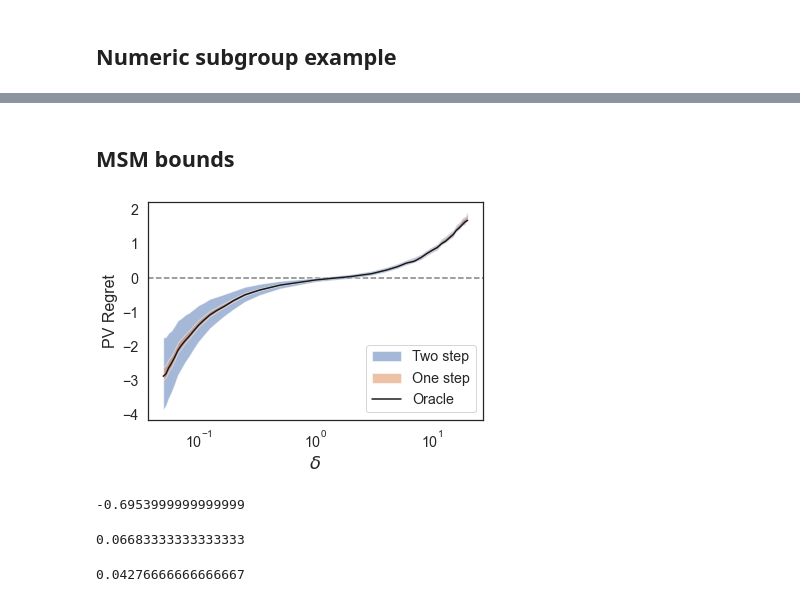
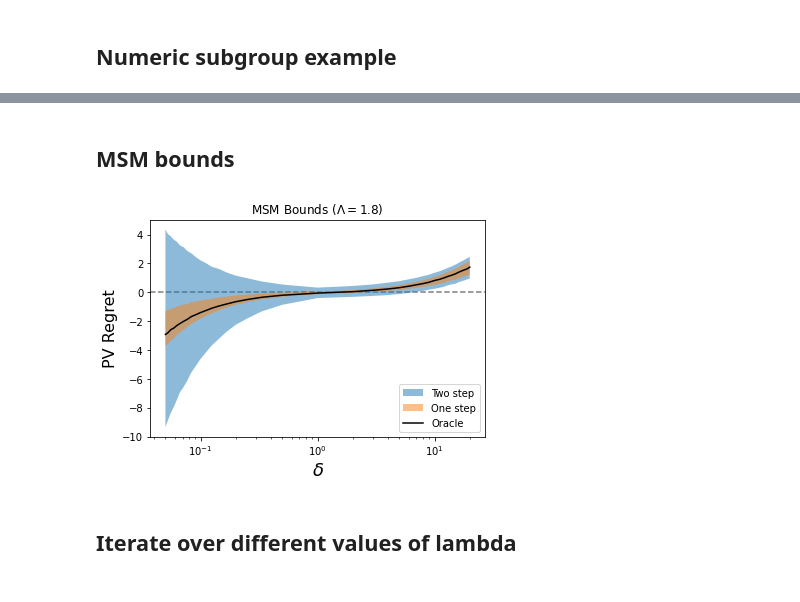
Before and after one commit to lguerdan/policy_comparison_under_confounding, a Jupyter notebook: synthetic_exps.ipynb, the cells around one changed output, grey strips where cells are left out. Cells and saved outputs as stored; diff of their text form; code cells hidden in the pictures.

Commit message:
add design sensitivity experiments and plots

```diff
--- a/synthetic_exps.ipynb
+++ b/synthetic_exps.ipynb
@@ -264,2 +173,0 @@ plt.savefig('examples.pdf', dpi=600)
-# %% [markdown]
-## MSM bounds
@@ -310,47 +174,39 @@ plt.savefig('figs/pv_regret.png', dpi=400, bbox_inches='tight')
+# %% [markdown]
+## MSM bounds
 # %%
 nz = 10
-n_runs = 5
-
+n_runs = 10
+Lambda = 1.8
 dgp = {
     'N': 15000,
     'nz': nz,
     'beta': 2.5*(1/nz) ,
     'wa': np.array([-1.6, .01, 2, .01]),
     'wd': np.array([-1, 1.7, .01, 1.5, .2, .2]),
     'w_mu1': np.array([.12, .8, .02, .9, .3, .6]),
     'w_mu0': np.array([.33, .05, 1.8, .05, .2, .5]),
-    'lambda': 1.1
+    'lambda': 1.8
 }
 
 results = []
 id_strategies=['MSM']
 
-for fn_cost in range(1,21):
-    u = np.array([[0,-fn_cost], [-1, 0]])
-    regret_runs = run_sigmoid_dgp_simulation(dgp, u, 'PV_cost', id_strategies, n_runs=n_runs)
-    regret_runs['cost_ratio'] = 1/fn_cost
-    results.append(regret_runs)
-
-for fp_cost in range(1,21):
-    u = np.array([[0,-1], [-fp_cost, 0]])
-    regret_runs = run_sigmoid_dgp_simulation(dgp, u, 'PV_cost', id_strategies, n_runs=n_runs)
-    regret_runs['cost_ratio'] = fp_cost/1
-    results.append(regret_runs)
-
+results = pv_simulation(dgp, id_strategies, n_runs)
 crdf = pd.concat(results)
 crdf = crdf[crdf['tag'] == 'Population']
 crdf = crdf.sort_values(by='cost_ratio')
 crdf = crdf.groupby('cost_ratio').mean().reset_index()
 
 plt.axhline(0, color='grey', zorder=1, linestyle='--')
-plt.fill_between(crdf['cost_ratio'], crdf['TS_down'],crdf['TS_up'], alpha=.5, label='Two step')
-plt.fill_between(crdf['cost_ratio'], crdf['OS_down'],crdf['OS_up'], alpha=.5, label='One step')
+plt.fill_between(crdf['cost_ratio'], crdf['TS_down'], crdf['TS_up'], alpha=.5, label='Two step')
+plt.fill_between(crdf['cost_ratio'], crdf['OS_down'], crdf['OS_up'], alpha=.5, label='One step')
 plt.plot(crdf['cost_ratio'], crdf['R'], color='k', label='Oracle')
 plt.xscale('log',base=10)
 plt.legend(loc='lower right')
 
 plt.xlabel('$\delta$', fontsize=18)
 plt.ylabel('PV Regret', fontsize=16)
-plt.savefig('figs/pv_regret.png', dpi=400, bbox_inches='tight')
+plt.title(f'MSM Bounds ($\Lambda={Lambda}$)')
+plt.savefig('figs/msm_pv_regret.png', dpi=400, bbox_inches='tight')
 # %% [output]
-[figure, old version]
+[figure, new version]
@@ -360,12 +213,2 @@ R_up = w01 + v10_up - w10_down - v01
-# %%
-TS_down
-# %% [output]
--0.6953999999999999
-# %%
-R_down
-# %% [output]
-0.06683333333333333
-# %%
-v10_up
-# %% [output]
-0.04276666666666667
+# %% [markdown]
+## Iterate over different values of lambda
```
Also changed, not shown: parts of 17 cells of this notebook, 4 other files.
